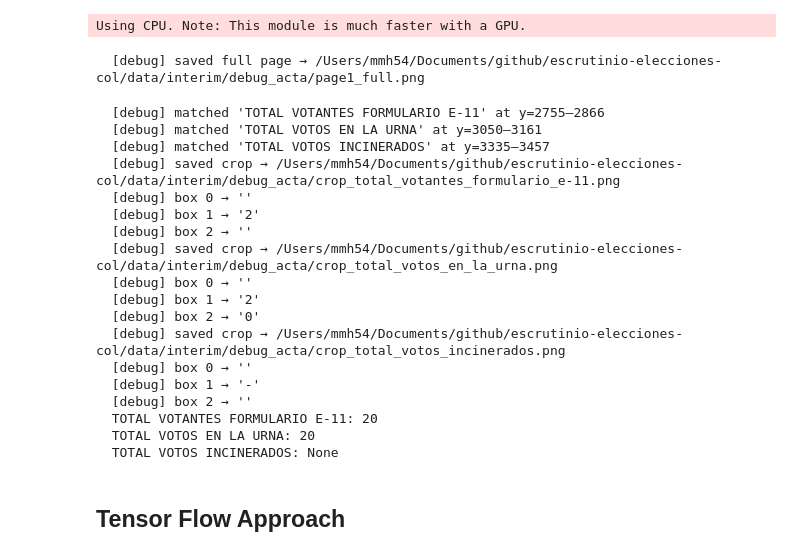
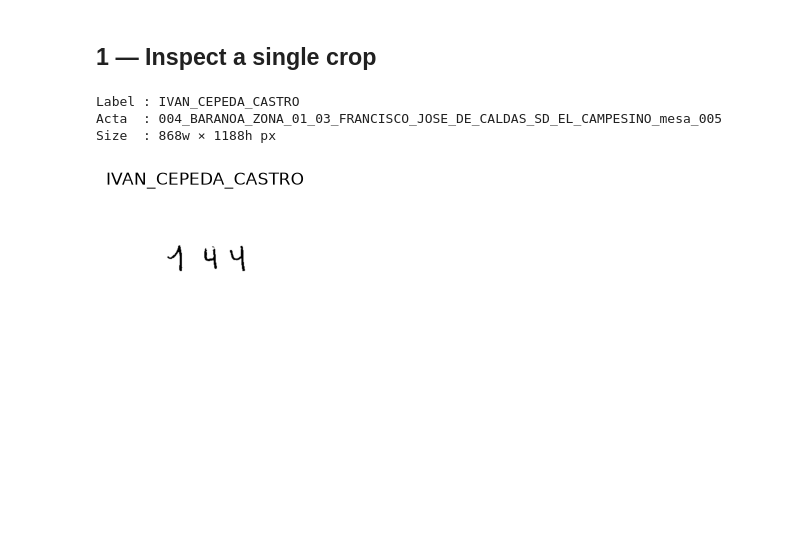
Before and after one commit to h2mauricio/escrutinio-elecciones-col, a Jupyter notebook: notebooks/1.03_interpret_handwriting_data_acta.ipynb, the cells around one changed output. Saved outputs shown, nothing was run; the diff lists cells and outputs as text; code cells hidden in the pictures; blank space fills up the shorter version.

```diff
--- a/notebooks/1.03_interpret_handwriting_data_acta.ipynb
+++ b/notebooks/1.03_interpret_handwriting_data_acta.ipynb
@@ -6,11 +12,17 @@
 # %%
+import numpy as np
+import matplotlib.pyplot as plt
 from pathlib import Path
-from elecc_colombia.config import setup_logger
-from elecc_colombia.config import (RAW_DATA_DIR,
-                                   INTERIM_DATA_DIR,
-                                   PROCESSED_DATA_DIR)
-from elecc_colombia.acta_handwrite_ocr_reader import (read_nivelacion,
-                                                      read_digit)
+from PIL import Image
 
-setup_logger()
+from elecc_colombia.config import INTERIM_DATA_DIR
+
+CROPS_DIR = INTERIM_DATA_DIR / "crops"
+
+# List all crop PNGs grouped by acta
+crop_files = sorted(CROPS_DIR.rglob("*.png"))
+#select third file
+#sample_path = crop_files[2]
+print(f"Found {len(crop_files)} crop images across {len(set(p.parent for p in crop_files))} actas")
+crop_files[6:11]
 # %% [output]
@@ -80,30 +34,0 @@ Extracted number: None
-# %%
-    #pdf_path = RAW_DATA_DIR / "E14_XXX_X_72_006_000_00_000_X_XXX.pdf"
-
-    pdf_path = RAW_DATA_DIR / "E14_XXX_X_72_008_000_00_000_X_XXX (1).pdf"
-    debug_dir = INTERIM_DATA_DIR / "debug_acta"
-    for label, value in read_nivelacion(pdf_path, debug_dir=debug_dir).items():
-        print(f"  {label}: {value}")
-# %% [output]
-Using CPU. Note: This module is much faster with a GPU.
-  [debug] saved full page → /Users/mmh54/Documents/github/escrutinio-elecciones-col/data/interim/debug_acta/page1_full.png
-  [debug] matched 'TOTAL VOTANTES FORMULARIO E-11' at y=2755–2866
-  [debug] matched 'TOTAL VOTOS EN LA URNA' at y=3050–3161
-  [debug] matched 'TOTAL VOTOS INCINERADOS' at y=3335–3457
-  [debug] saved crop → /Users/mmh54/Documents/github/escrutinio-elecciones-col/data/interim/debug_acta/crop_total_votantes_formulario_e-11.png
-  [debug] box 0 → ''
-  [debug] box 1 → '2'
-  [debug] box 2 → ''
-  [debug] saved crop → /Users/mmh54/Documents/github/escrutinio-elecciones-col/data/interim/debug_acta/crop_total_votos_en_la_urna.png
-  [debug] box 0 → ''
-  [debug] box 1 → '2'
-  [debug] box 2 → '0'
-  [debug] saved crop → /Users/mmh54/Documents/github/escrutinio-elecciones-col/data/interim/debug_acta/crop_total_votos_incinerados.png
-  [debug] box 0 → ''
-  [debug] box 1 → '-'
-  [debug] box 2 → ''
-  TOTAL VOTANTES FORMULARIO E-11: 20
-  TOTAL VOTOS EN LA URNA: 20
-  TOTAL VOTOS INCINERADOS: None
-# %% [markdown]
-## Tensor Flow Approach
@@ -169,0 +35,22 @@ Just update the pdf_path at the bottom of the file to point at one of your downl
+# %% [markdown]
+## 1 — Inspect a single crop
+# %%
+# Pick one crop to work with — change the index or path as needed
+sample_path = crop_files[19]
+print(f"Label : {sample_path.stem}")
+print(f"Acta  : {sample_path.parent.name}")
+
+img = np.array(Image.open(sample_path).convert("RGB"))
+print(f"Size  : {img.shape[1]}w × {img.shape[0]}h px")
+
+plt.figure(figsize=(10, 2))
+plt.imshow(img)
+plt.axis("off")
+plt.title(sample_path.stem)
+plt.tight_layout()
+plt.show()
+# %% [output]
+Label : IVAN_CEPEDA_CASTRO
+Acta  : 004_BARANOA_ZONA_01_03_FRANCISCO_JOSE_DE_CALDAS_SD_EL_CAMPESINO_mesa_005
+Size  : 868w × 1188h px
+[figure, added]
```
Also changed, not shown: parts of 18 cells of this notebook, 14 other files.
